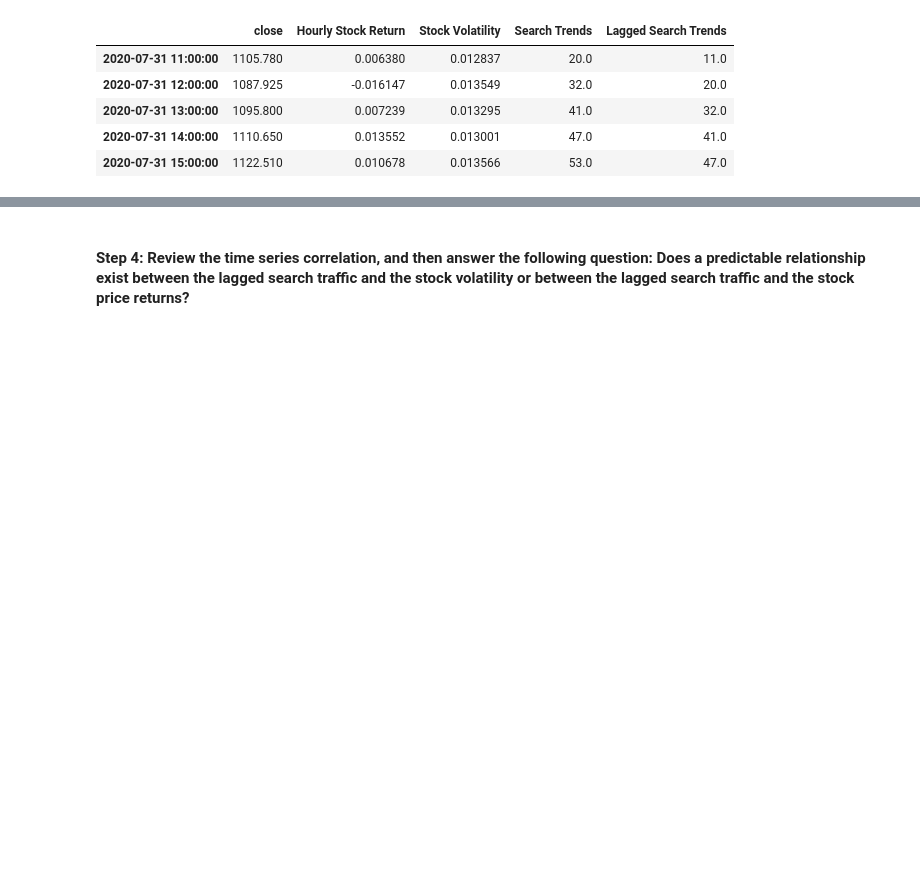
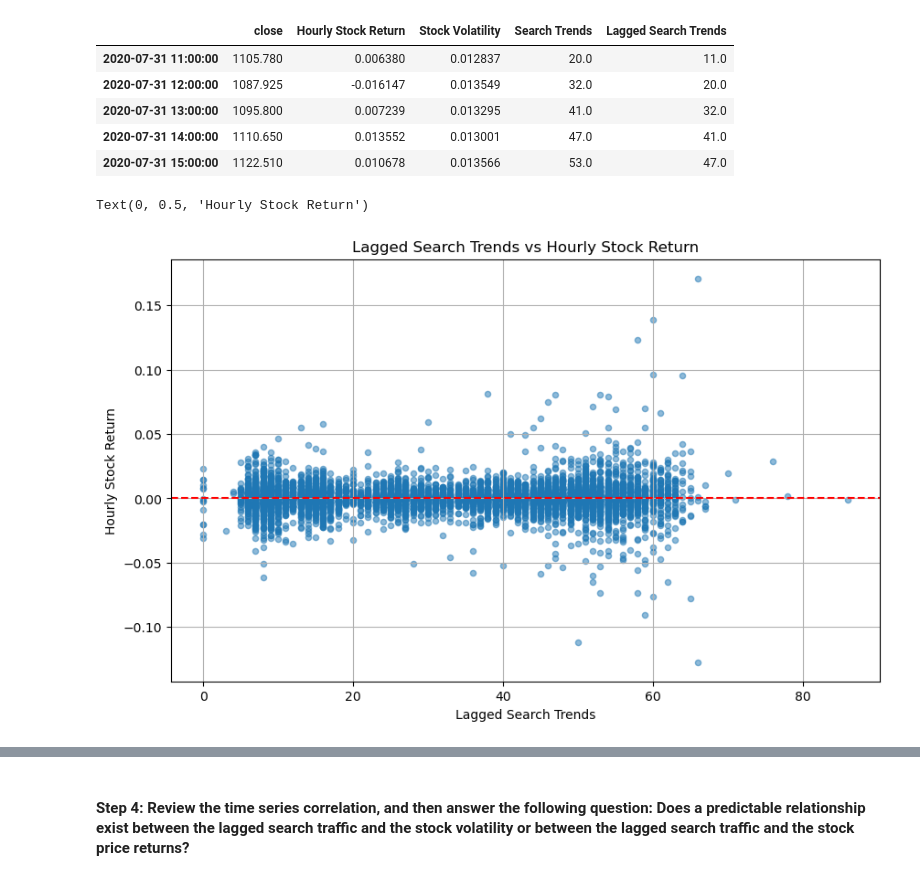
Before and after one commit to rune-encoder/prophet-challenge, a Jupyter notebook: forecasting_net_prophet.ipynb, the cells around one changed output, grey strips where cells are left out. Cells and saved outputs as stored; diff of their text form; code cells hidden in the pictures; blank space fills up the shorter version.

```diff
--- a/forecasting_net_prophet.ipynb
+++ b/forecasting_net_prophet.ipynb
@@ -572,3 +598,26 @@ Shape: (7067, 5)
 | 2020-07-31 13:00:00 | 1095.800 | 0.007239 | 0.013295 | 41.0 | 32.0 |
 | 2020-07-31 14:00:00 | 1110.650 | 0.013552 | 0.013001 | 47.0 | 41.0 |
 | 2020-07-31 15:00:00 | 1122.510 | 0.010678 | 0.013566 | 53.0 | 47.0 |
+# %%
+# ! DELETE LATER
+# Visualize relationship between Lagged Search Trends and Hourly Stock Return
+# Hourly Stock Return is the percentage change in the closing price of the stock | (current close price - previous close price) / previous close price
+# Lagged Search Trends is the search traffic from the previous hour
+ax = mercado_stock_trends_df.plot.scatter(
+    x="Lagged Search Trends",
+    y="Hourly Stock Return",
+    alpha=0.5,
+    figsize=(10, 6),
+    title="Lagged Search Trends vs Hourly Stock Return",
+    grid=True
+)
+
+# Add a horizontal line at y=0 for reference
+ax.axhline(0, color='red', linestyle='--')
+
+# Set the labels
+ax.set_xlabel("Lagged Search Trends")
+ax.set_ylabel("Hourly Stock Return")
+# %% [output]
+Text(0, 0.5, 'Hourly Stock Return')
+[figure, added]
```
Also changed, not shown: parts of 12 cells of this notebook.
